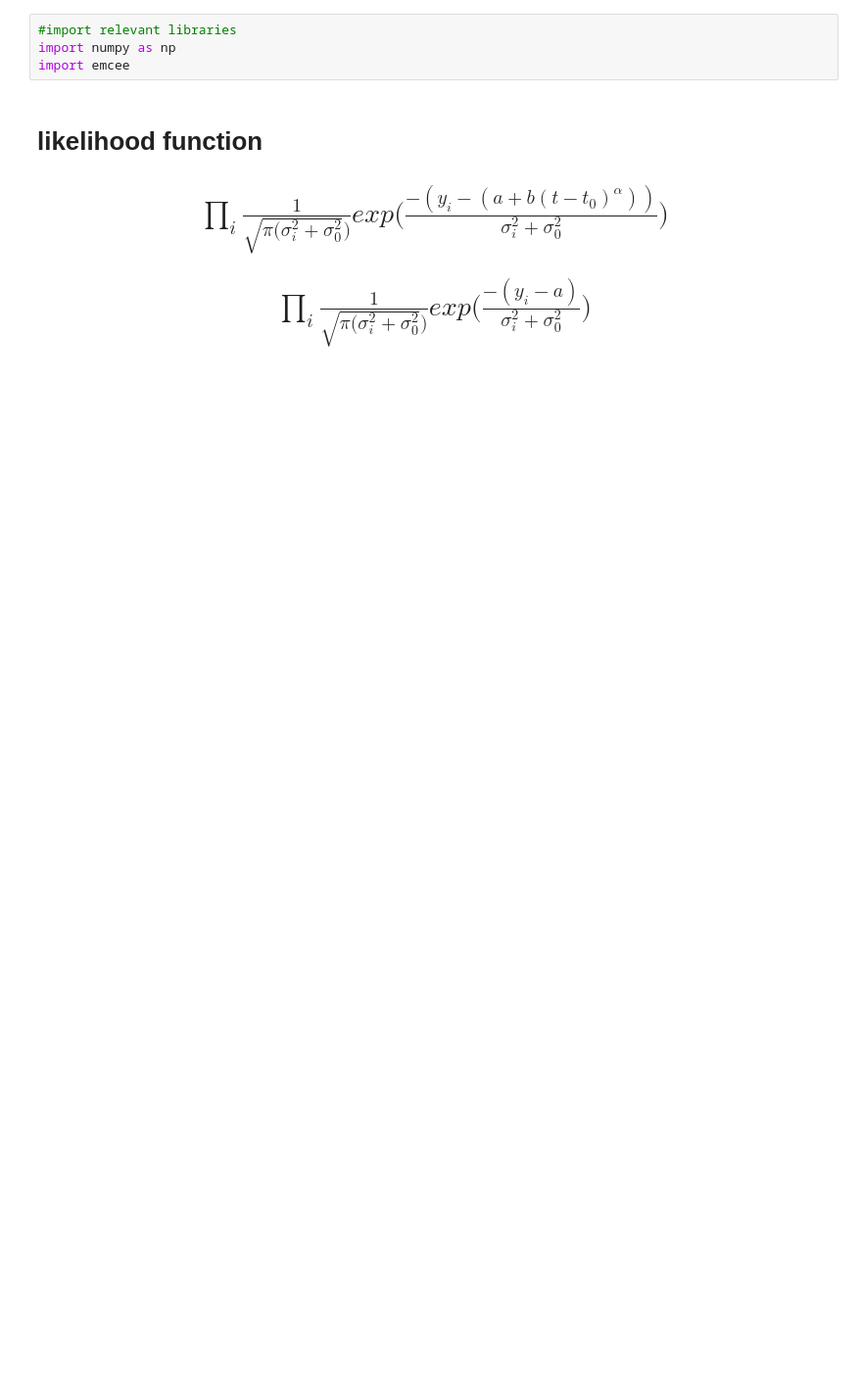
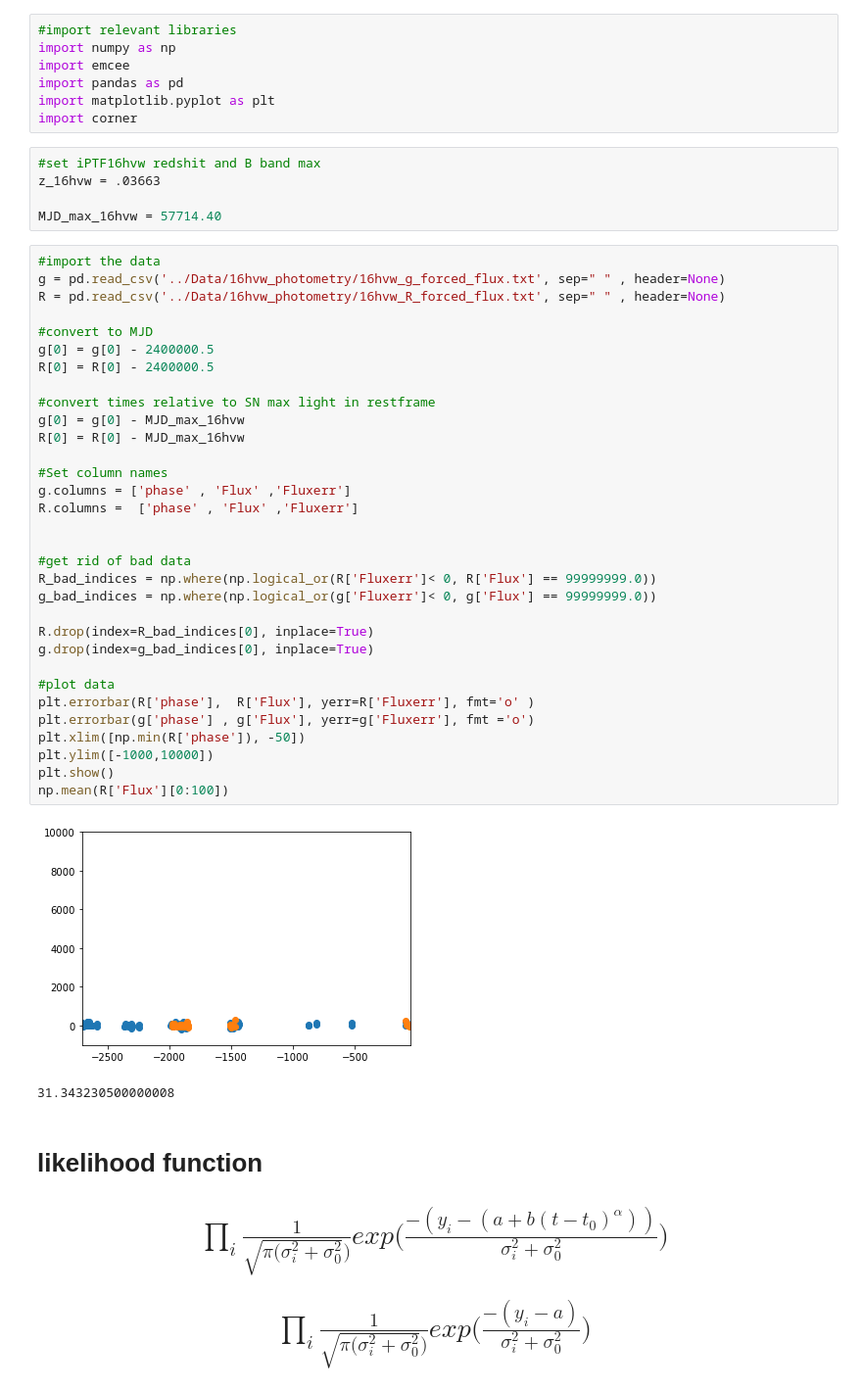
Before and after one commit to adamamiller/iptf16hvw-1, a Jupyter notebook: Early LC analysis - emcee.ipynb, the cells around one changed output. Shown: that part at 98% size. Saved outputs shown, nothing was run; the diff lists cells and outputs as text; blank space fills up the shorter version.

```diff
--- a/Early LC analysis - emcee.ipynb
+++ b/Early LC analysis - emcee.ipynb
@@ -2,6 +2,49 @@
 #import relevant libraries
 import numpy as np
 import emcee
+import pandas as pd
+import matplotlib.pyplot as plt
+import corner
+# %%
+#set iPTF16hvw redshit and B band max
+z_16hvw = .03663
+
+MJD_max_16hvw = 57714.40
+# %%
+#import the data
+g = pd.read_csv('../Data/16hvw_photometry/16hvw_g_forced_flux.txt', sep=" " , header=None)
+R = pd.read_csv('../Data/16hvw_photometry/16hvw_R_forced_flux.txt', sep=" " , header=None)
+
+#convert to MJD
+g[0] = g[0] - 2400000.5
+R[0] = R[0] - 2400000.5
+
+#convert times relative to SN max light in restframe
+g[0] = g[0] - MJD_max_16hvw
+R[0] = R[0] - MJD_max_16hvw
+
+#Set column names
+g.columns = ['phase' , 'Flux' ,'Fluxerr']
+R.columns =  ['phase' , 'Flux' ,'Fluxerr']
+
+
+#get rid of bad data
+R_bad_indices = np.where(np.logical_or(R['Fluxerr']< 0, R['Flux'] == 99999999.0))
+g_bad_indices = np.where(np.logical_or(g['Fluxerr']< 0, g['Flux'] == 99999999.0))
+
+R.drop(index=R_bad_indices[0], inplace=True)
+g.drop(index=g_bad_indices[0], inplace=True)
+
+#plot data
+plt.errorbar(R['phase'],  R['Flux'], yerr=R['Fluxerr'], fmt='o' )
+plt.errorbar(g['phase'] , g['Flux'], yerr=g['Fluxerr'], fmt ='o')
+plt.xlim([np.min(R['phase']), -50])
+plt.ylim([-1000,10000])
+plt.show()
+np.mean(R['Flux'][0:100])
+# %% [output]
+[figure, added]
+31.343230500000008
 # %% [markdown]
 # likelihood function
 
```
Also changed, not shown: parts of 7 cells of this notebook.
